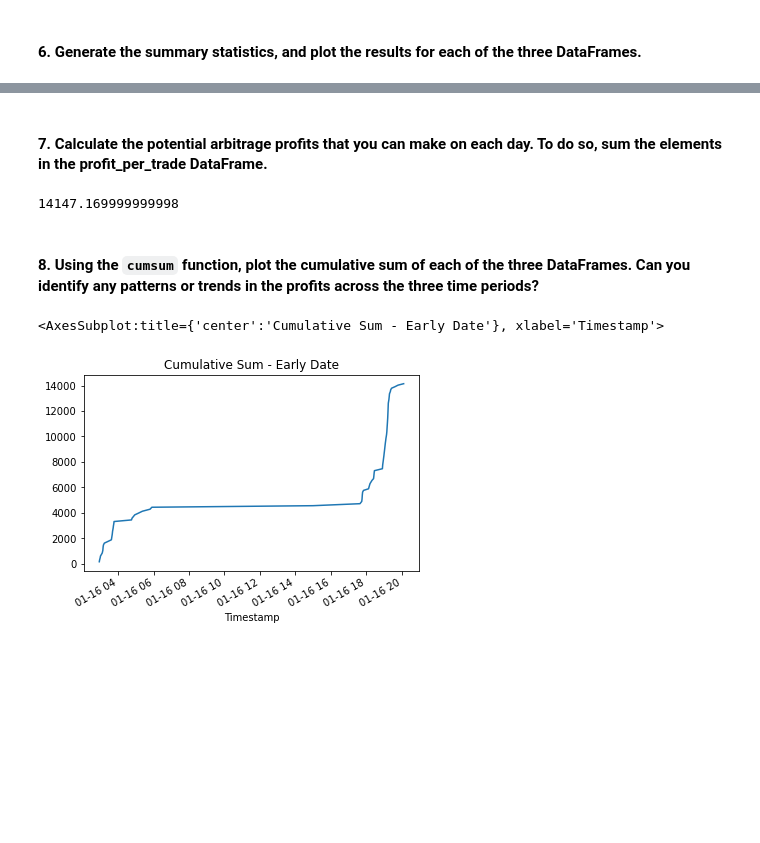
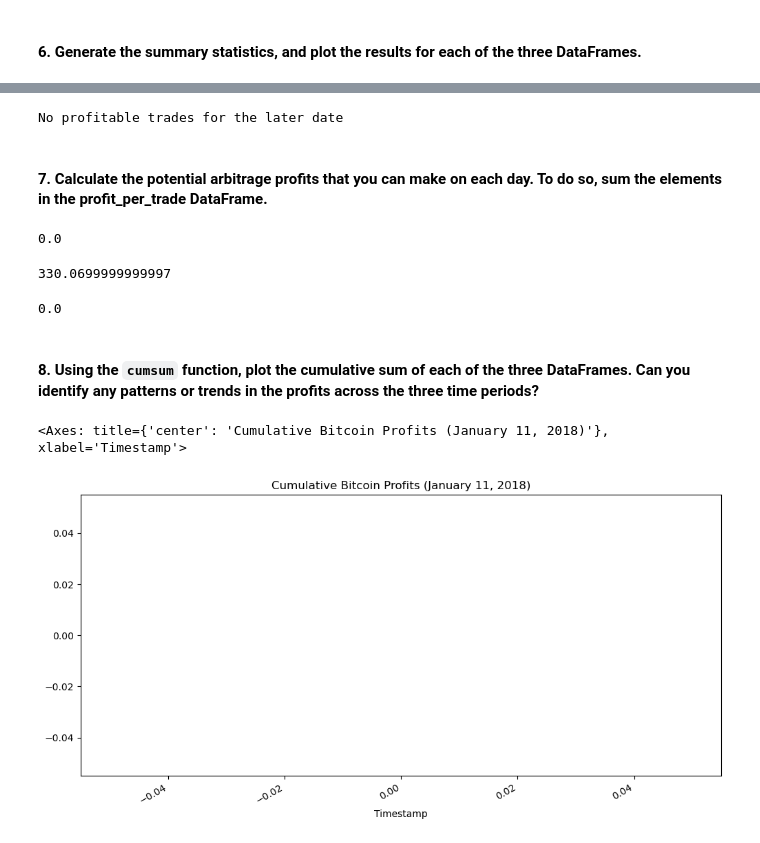
Before and after one commit to rolvera05/crypto_arbitrage, a Jupyter notebook: crypto_arbitrage.ipynb, the cells around one changed output, grey strips where cells are left out. Saved outputs shown, nothing was run; the diff lists cells and outputs as text; code cells hidden in the pictures; blank space fills up the shorter version.

```diff
--- a/crypto_arbitrage.ipynb
+++ b/crypto_arbitrage.ipynb
@@ -645,18 +682,40 @@ Name: Close, dtype: float64
+# %%
+# Plot the results for the later profit per trade DataFrame
+if not profit_per_trade_late.empty:
+    late_summary = profit_per_trade_late.describe()
+    profit_per_trade_late.plot(kind='bar', figsize=(12, 6), title='Later Profit per Trade', color='green', label='Profit')
+else:
+    print("No profitable trades for the later date")
+# %% [output]
+No profitable trades for the later date
 # %% [markdown]
 #### 7. Calculate the potential arbitrage profits that you can make on each day. To do so, sum the elements in the profit_per_trade DataFrame.
 # %%
 # Calculate the sum of the potential profits for the early profit per trade DataFrame
-# YOUR CODE HERE
+potential_profit_early = profit_per_trade_early.sum()
+potential_profit_early
 # %% [output]
-14147.169999999998
+0.0
+# %%
+# Calculate the sum of the potential profits for the early profit per trade DataFrame
+potential_profit_middle = profit_per_trade_middle.sum()
+potential_profit_middle
+# %% [output]
+330.0699999999997
+# %%
+# Calculate the sum of the potential profits for the early profit per trade DataFrame
+potential_profit_later = profit_per_trade_late.sum()
+potential_profit_later
+# %% [output]
+0.0
 # %% [markdown]
 #### 8. Using the `cumsum` function, plot the cumulative sum of each of the three DataFrames. Can you identify any patterns or trends in the profits across the three time periods?
 # %%
 # Use the cumsum function to calculate the cumulative profits over time for the early profit per trade DataFrame
-cumulative_profit_early = # YOUR CODE HERE
+cumulative_profit_early = profit_per_trade_early.cumsum()
 # %%
 # Plot the cumulative sum of profits for the early profit per trade DataFrame
-# YOUR CODE HERE
+cumulative_profit_early.plot(figsize=(12,6), title='Cumulative Bitcoin Profits (January 11, 2018)', color='blue', label='Profit')
 # %% [output]
-<AxesSubplot:title={'center':'Cumulative Sum - Early Date'}, xlabel='Timestamp'>
+<Axes: title={'center': 'Cumulative Bitcoin Profits (January 11, 2018)'}, xlabel='Timestamp'>
-[figure, old version]
+[figure, new version]
```
Also changed, not shown: parts of 13 cells of this notebook.
